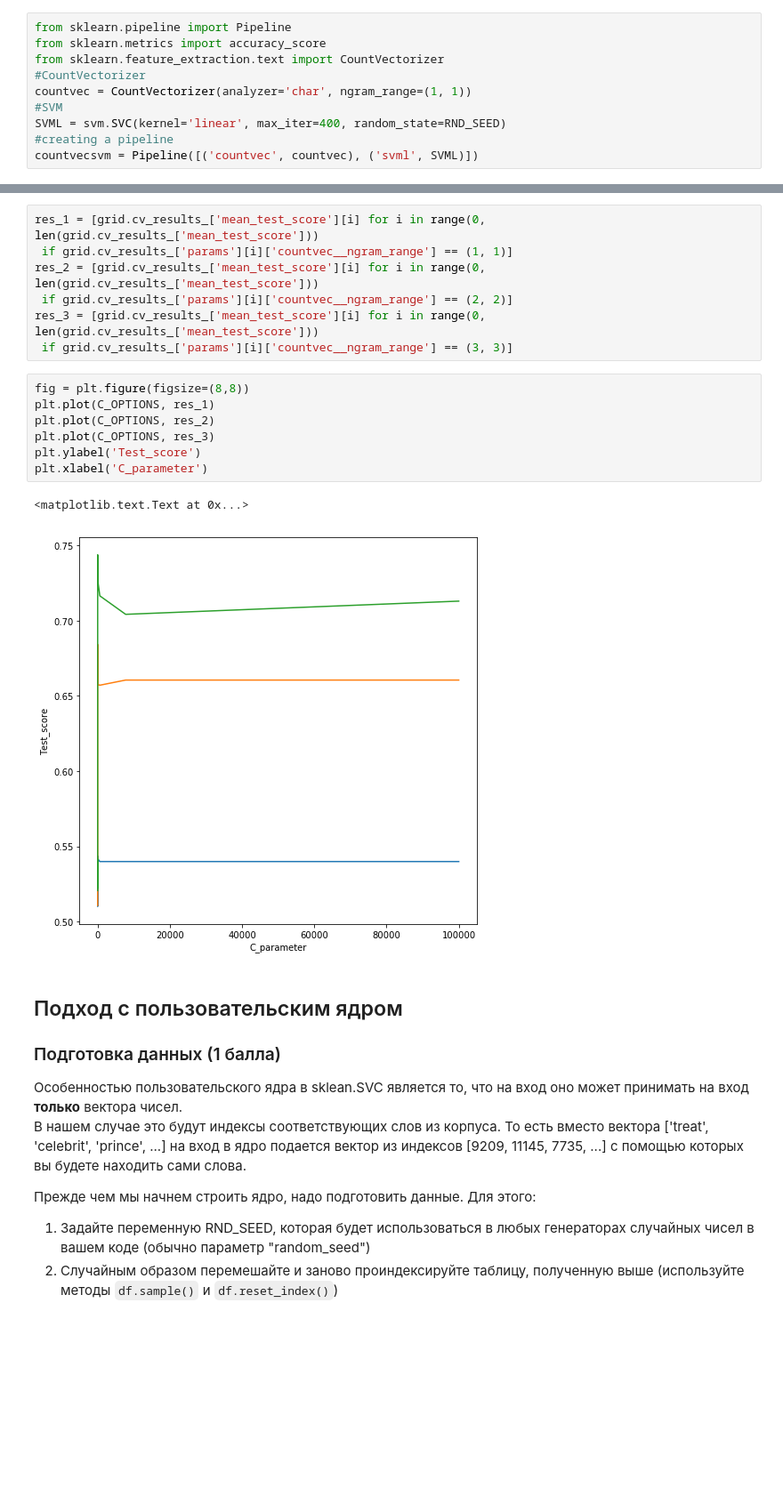
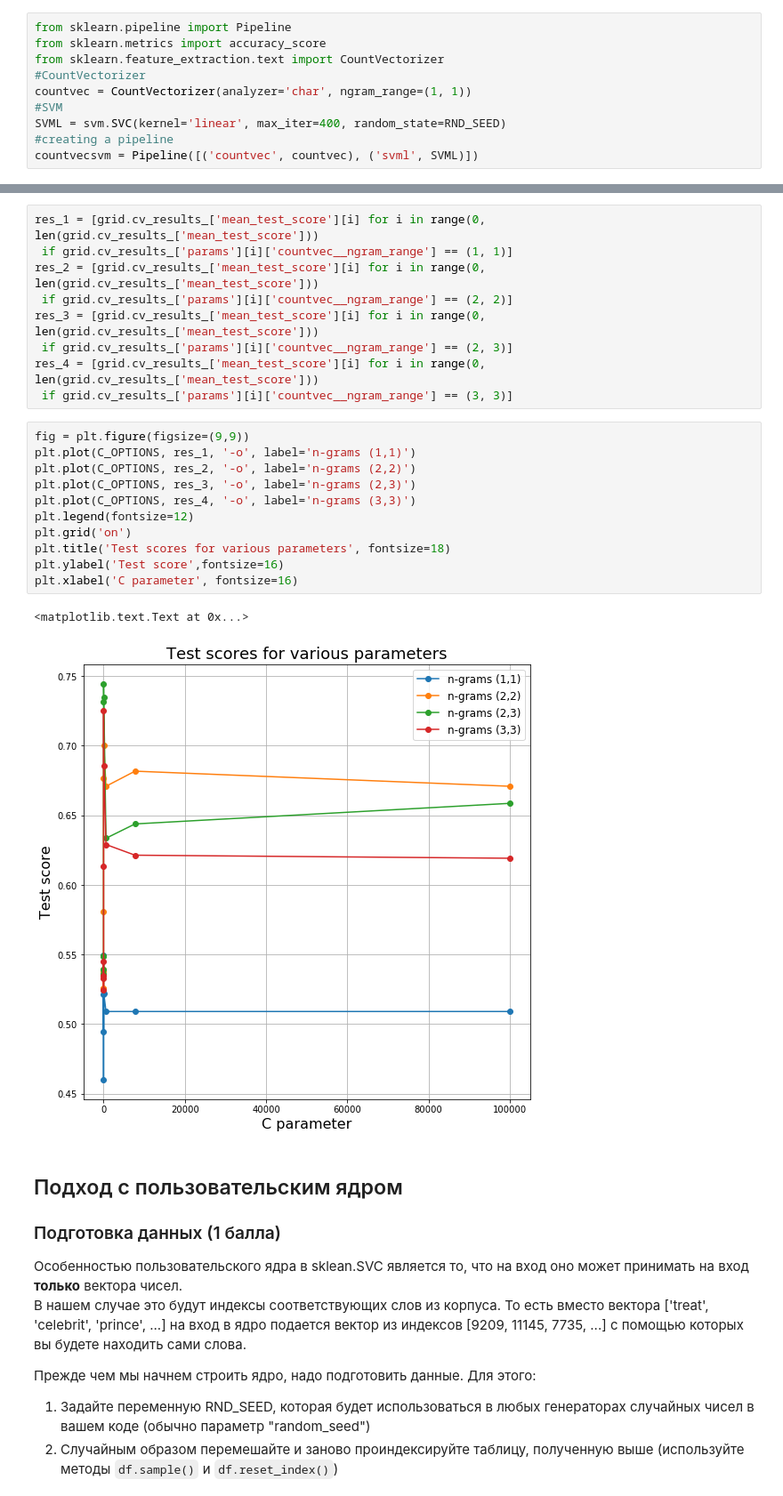
Before and after one commit to BobrG/IreneGit, a Jupyter notebook: hw1-svm.ipynb, the cells around one changed output, grey strips where cells are left out. Shown at 89% size. Drawn from its saved outputs; the diff is of its cells as text; blank space fills up the shorter version.

```diff
--- a/hw1-svm.ipynb
+++ b/hw1-svm.ipynb
@@ -324,17 +337,23 @@ res_1 = [grid.cv_results_['mean_test_score'][i] for i in range(0, len(grid.cv_re
 res_2 = [grid.cv_results_['mean_test_score'][i] for i in range(0, len(grid.cv_results_['mean_test_score']))
  if grid.cv_results_['params'][i]['countvec__ngram_range'] == (2, 2)]
 res_3 = [grid.cv_results_['mean_test_score'][i] for i in range(0, len(grid.cv_results_['mean_test_score']))
+ if grid.cv_results_['params'][i]['countvec__ngram_range'] == (2, 3)]
+res_4 = [grid.cv_results_['mean_test_score'][i] for i in range(0, len(grid.cv_results_['mean_test_score']))
  if grid.cv_results_['params'][i]['countvec__ngram_range'] == (3, 3)]
-# %%
-fig = plt.figure(figsize=(8,8))
-plt.plot(C_OPTIONS, res_1)
-plt.plot(C_OPTIONS, res_2)
-plt.plot(C_OPTIONS, res_3)
-plt.ylabel('Test_score')
-plt.xlabel('C_parameter')
-# %% [output]
-<matplotlib.text.Text at 0x...>
-[figure, removed]
+# %%
+fig = plt.figure(figsize=(9,9))
+plt.plot(C_OPTIONS, res_1, '-o', label='n-grams (1,1)')
+plt.plot(C_OPTIONS, res_2, '-o', label='n-grams (2,2)')
+plt.plot(C_OPTIONS, res_3, '-o', label='n-grams (2,3)')
+plt.plot(C_OPTIONS, res_4, '-o', label='n-grams (3,3)')
+plt.legend(fontsize=12)
+plt.grid('on')
+plt.title('Test scores for various parameters', fontsize=18)
+plt.ylabel('Test score',fontsize=16)
+plt.xlabel('C parameter', fontsize=16)
+# %% [output]
+<matplotlib.text.Text at 0x...>
+[figure, added]
 # %% [markdown]
 ## Подход с пользовательским ядром
 ### Подготовка данных (1 балла)
```
Also changed, not shown: parts of 10 cells of this notebook.
